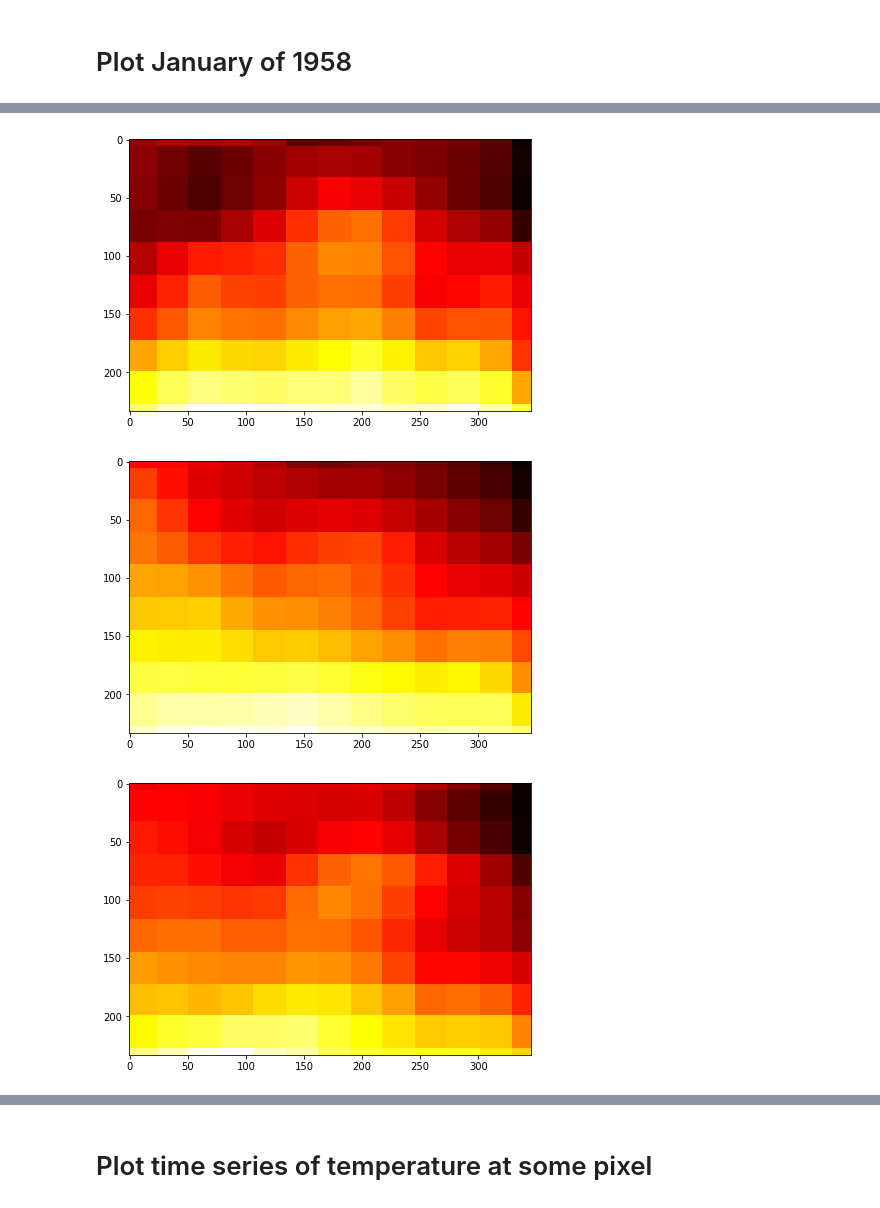
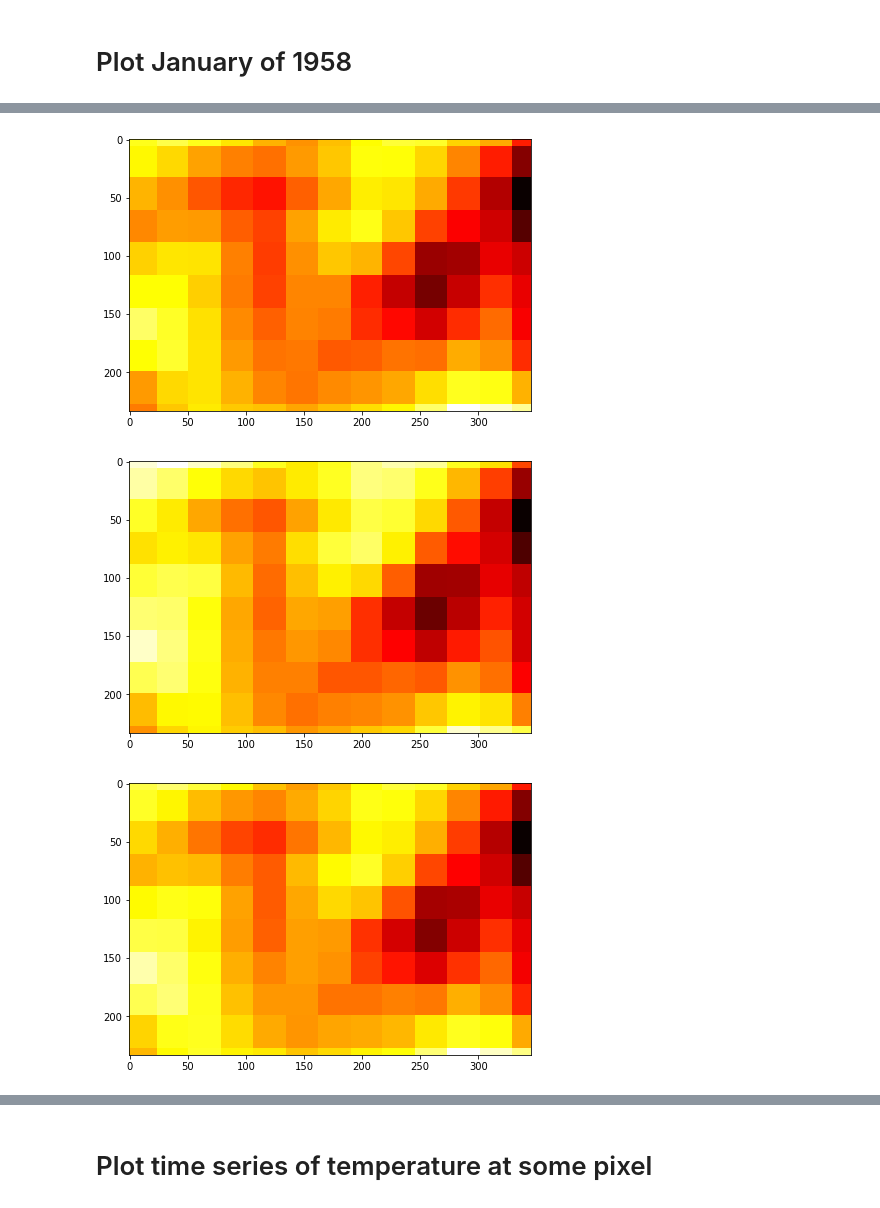
Before and after one commit to Intelligent-Systems-Phystech/2022-Project-94, a Jupyter notebook: code/DemoRegion.ipynb, the cells around one changed output, grey strips where cells are left out. Cells and saved outputs as stored; diff of their text form; code cells hidden in the pictures.

Commit message:
add some visualization to paper

```diff
--- a/code/DemoRegion.ipynb
+++ b/code/DemoRegion.ipynb
@@ -12,12 +12,11 @@ from matplotlib import pyplot as plt
 # %% [markdown]
 # Determining data files
 # %%
-feature_names = ['tmean']#, 'tmax', 'tmin', 'pr', 'ws', 'vap']
+feature_names = ['surface_pressure']#, 'tmax', 'tmin', 'pr', 'ws', 'vap']
 numpys = dp.get_nps(feature_names, 'data/Tambov/2007/*.tif') #location for .tif files -- geo data -- saved at your google drive
 numpys2 = dp.get_nps(feature_names, 'data/Tambov/2007/*.tif')
 #pdsi = numpys['pdsi']
-tmean = numpys['tmean']
-tmean2 = numpys2['tmean']
+sp= numpys['surface_pressure']
 #pr = numpys['pr']
 #ws = numpys['ws']
 #vap = numpys['vap']
@@ -44,6 +43,6 @@ Third dimension: latitude -  346  - pixels (points)
 # %%
 for i in range(12):
     plt.figure(figsize=(10, 5))
-    plt.imshow(tmean[i], cmap='hot', interpolation='nearest')
+    plt.imshow(sp[i], cmap='hot', interpolation='nearest')
     plt.show()
 # %% [output]
@@ -54,3 +53,3 @@ for i in range(12):
-[figure, old version]
+[figure, new version]
-[figure, old version]
+[figure, new version]
-[figure, old version]
+[figure, new version]
```
Also changed, not shown: parts of 1 cell of this notebook, 9 other files.
